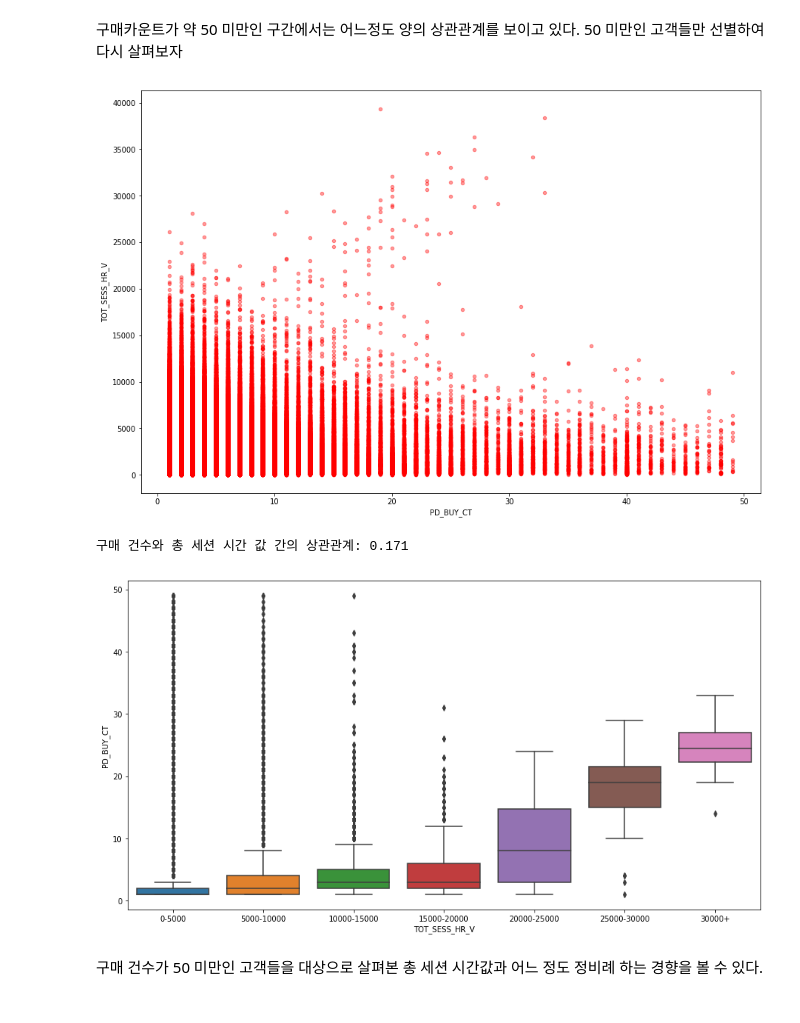
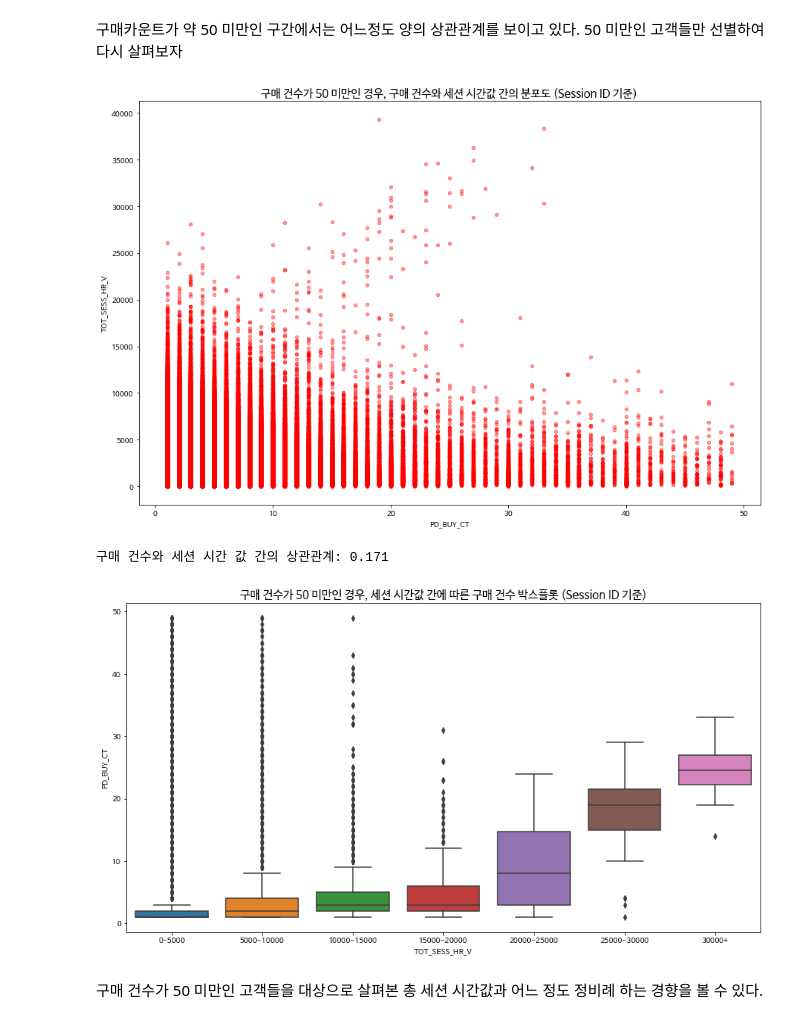
Before and after one commit to seohyunchoi123/L_Point-Competition, a Jupyter notebook: EDA.ipynb, the cells around one changed output. Cells and saved outputs as stored; diff of their text form; code cells hidden in the pictures.

```diff
--- a/EDA.ipynb
+++ b/EDA.ipynb
@@ -102,3 +91,3 @@ print("평균 페이지 조회 건 수는 %d 건, 상위 99%%의 조회 건수
 # %%
-buy_cnt_sess_merged = buy_cnt_sess.merge(session, on = ['CLNT_ID', 'SESS_ID'],
-                                        how = 'left')
+buy_cnt_sess_merged = buy_cnt_sess.merge(session, on = ['CLNT_ID', 'SESS_ID'], how = 'left')
+buy_cnt_sess_merged.isnull().sum(axis=0)
@@ -169,23 +157,25 @@ data = buy_cnt_sess_merged[~buy_cnt_sess_merged['TOT_SESS_HR_V'].isnull()][buy_c
 data['TOT_SESS_HR_V'] = data['TOT_SESS_HR_V'].apply(lambda x: int(x.replace(',','')))
 data.plot(kind='scatter', x='PD_BUY_CT', y='TOT_SESS_HR_V', alpha=0.4, color='red',
          figsize=(15,10))
+plt.title("구매 건수가 50 미만인 경우, 구매 건수와 세션 시간값 간의 분포도 (Session ID 기준)", fontsize=15)
 plt.show()
 
-print('구매 건수와 총 세션 시간 값 간의 상관관계: %.3f' %np.corrcoef(data['TOT_SESS_HR_V'], data['PD_BUY_CT'])[1,0])
+print('구매 건수와 세션 시간 값 간의 상관관계: %.3f' %np.corrcoef(data['TOT_SESS_HR_V'], data['PD_BUY_CT'])[1,0])
 # %% [output]
-[figure, old version]
+[figure, new version]
-구매 건수와 총 세션 시간 값 간의 상관관계: 0.171
+구매 건수와 세션 시간 값 간의 상관관계: 0.171
 # %%
 data = buy_cnt_sess_merged[~buy_cnt_sess_merged['TOT_SESS_HR_V'].isnull()][buy_cnt_sess_merged['PD_BUY_CT']<50]
 data['TOT_SESS_HR_V'] = data['TOT_SESS_HR_V'].apply(lambda x: int(x.replace(',','')))
 data['TOT_SESS_HR_V'] = pd.cut(data['TOT_SESS_HR_V'], [0, 5000,10000, 15000, 20000, 25000, 30000,10e+10],
                               labels = ['0-5000', '5000-10000', '10000-15000', '15000-20000',
                                        '20000-25000', '25000-30000', '30000+'])
 plt.figure(figsize=(15,8))
+plt.title("구매 건수가 50 미만인 경우, 세션 시간값 간에 따른 구매 건수 박스플롯 (Session ID 기준)", fontsize=15)
 sns.boxplot(x='TOT_SESS_HR_V', y='PD_BUY_CT', data=data)
 plt.show()
 # %% [output]
-[figure, old version]
+[figure, new version]
 # %% [markdown]
 구매 건수가 50 미만인 고객들을 대상으로 살펴본 총 세션 시간값과 어느 정도 정비례 하는 경향을 볼 수 있다.
 # %% [markdown]
```
Also changed, not shown: parts of 53 cells of this notebook, 1 other file.
